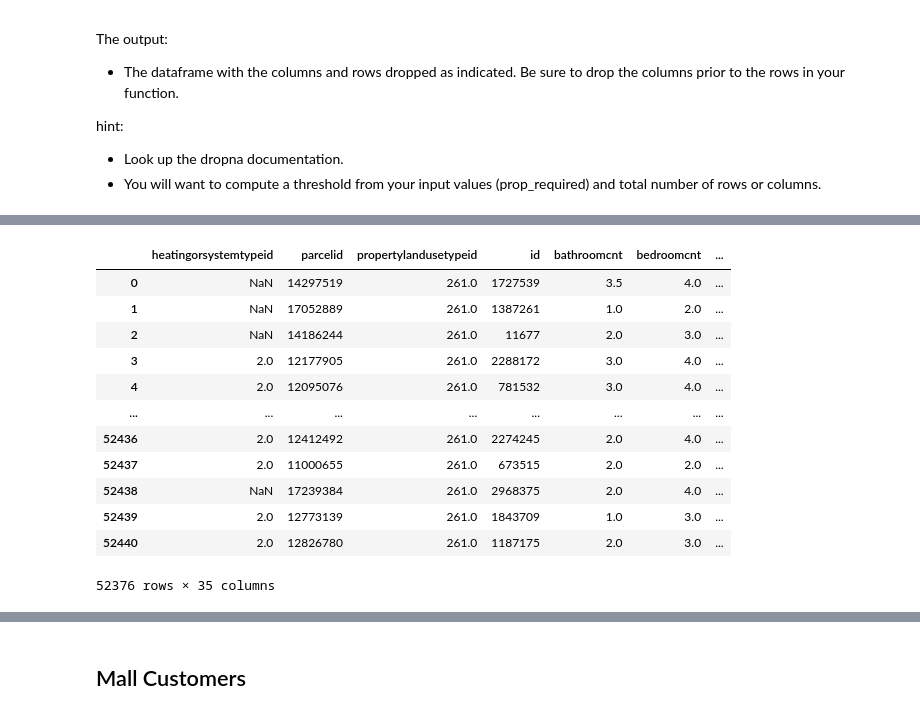
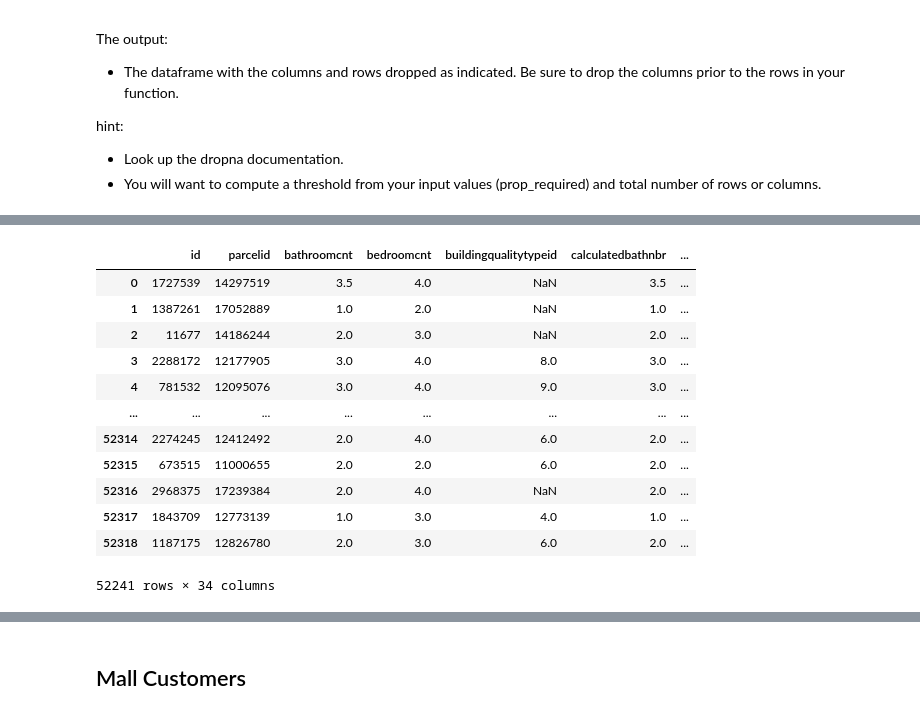
Before and after one commit to GladyBarrios/Clustering_excersizes, a Jupyter notebook: Wrangle.ipynb, the cells around one changed output, grey strips where cells are left out. Drawn from its saved outputs; the diff is of its cells as text; code cells hidden in the pictures.

```diff
--- a/Wrangle.ipynb
+++ b/Wrangle.ipynb
@@ -30,3 +12,37 @@ df = pd.read_sql(sql, get_connection("zillow"));
+# %%
+sql = """
+        SELECT prop.*,
+        predictions_2017.logerror,
+        predictions_2017.transactiondate,
+        air.airconditioningdesc,
+        arch.architecturalstyledesc,
+        build.buildingclassdesc,
+        heat.heatingorsystemdesc,
+        land.propertylandusedesc,
+        story.storydesc,
+        type.typeconstructiondesc
+        FROM properties_2017 prop
+        JOIN (
+            SELECT parcelid, MAX(transactiondate) AS max_transactiondate
+            FROM predictions_2017
+            GROUP BY parcelid
+            ) pred USING(parcelid)
+        JOIN predictions_2017 ON pred.parcelid = predictions_2017.parcelid
+                          AND pred.max_transactiondate = predictions_2017.transactiondate
+        LEFT JOIN airconditioningtype air USING(airconditioningtypeid)
+        LEFT JOIN architecturalstyletype arch USING(architecturalstyletypeid)
+        LEFT JOIN buildingclasstype build USING(buildingclasstypeid)
+        LEFT JOIN heatingorsystemtype heat USING(heatingorsystemtypeid)
+        LEFT JOIN propertylandusetype land USING(propertylandusetypeid)
+        LEFT JOIN storytype story USING(storytypeid)
+        LEFT JOIN typeconstructiontype type USING(typeconstructiontypeid)
+        WHERE propertylandusedesc = "Single Family Residential"
+            AND transactiondate <= '2017-12-31'
+            AND prop.longitude IS NOT NULL
+            AND prop.latitude IS NOT NULL
+    """
+
+df = pd.read_sql(sql, get_connection("zillow"));
 # %% [markdown]
 ##  2. Summarize your data (summary stats, info, dtypes, shape, distributions, value_counts, etc.)
 # %%
@@ -108,0 +125,4 @@ df.describe()
+# %%
+pd.set_option('display.max_columns', None)
+
+df.head()
@@ -287,18 +302,18 @@ def handle_missing_values(df, prop_required_columns=0.6, prop_required_row=0.75)
     df = df.dropna(axis=0, thresh=threshold) #0, or ‘index’ : Drop rows which contain missing values.
     return df
 # %%
-handle_missing_values(df, prop_required_columns=0.6, prop_required_row=0.75)
+handle_missing_values(df, prop_required_columns=0.60, prop_required_row=0.75)
 # %% [output]
-|  | heatingorsystemtypeid | parcelid | propertylandusetypeid | id | bathroomcnt | bedroomcnt | ... |
-| 0 | NaN | 14297519 | 261.0 | 1727539 | 3.5 | 4.0 | ... |
-| 1 | NaN | 17052889 | 261.0 | 1387261 | 1.0 | 2.0 | ... |
-| 2 | NaN | 14186244 | 261.0 | 11677 | 2.0 | 3.0 | ... |
-| 3 | 2.0 | 12177905 | 261.0 | 2288172 | 3.0 | 4.0 | ... |
-| 4 | 2.0 | 12095076 | 261.0 | 781532 | 3.0 | 4.0 | ... |
+|  | id | parcelid | bathroomcnt | bedroomcnt | buildingqualitytypeid | calculatedbathnbr | ... |
+| 0 | 1727539 | 14297519 | 3.5 | 4.0 | NaN | 3.5 | ... |
+| 1 | 1387261 | 17052889 | 1.0 | 2.0 | NaN | 1.0 | ... |
+| 2 | 11677 | 14186244 | 2.0 | 3.0 | NaN | 2.0 | ... |
+| 3 | 2288172 | 12177905 | 3.0 | 4.0 | 8.0 | 3.0 | ... |
+| 4 | 781532 | 12095076 | 3.0 | 4.0 | 9.0 | 3.0 | ... |
 | ... | ... | ... | ... | ... | ... | ... | ... |
-| 52436 | 2.0 | 12412492 | 261.0 | 2274245 | 2.0 | 4.0 | ... |
-| 52437 | 2.0 | 11000655 | 261.0 | 673515 | 2.0 | 2.0 | ... |
-| 52438 | NaN | 17239384 | 261.0 | 2968375 | 2.0 | 4.0 | ... |
-| 52439 | 2.0 | 12773139 | 261.0 | 1843709 | 1.0 | 3.0 | ... |
-| 52440 | 2.0 | 12826780 | 261.0 | 1187175 | 2.0 | 3.0 | ... |
+| 52314 | 2274245 | 12412492 | 2.0 | 4.0 | 6.0 | 2.0 | ... |
+| 52315 | 673515 | 11000655 | 2.0 | 2.0 | 6.0 | 2.0 | ... |
+| 52316 | 2968375 | 17239384 | 2.0 | 4.0 | NaN | 2.0 | ... |
+| 52317 | 1843709 | 12773139 | 1.0 | 3.0 | 4.0 | 1.0 | ... |
+| 52318 | 1187175 | 12826780 | 2.0 | 3.0 | 6.0 | 2.0 | ... |
-52376 rows × 35 columns
+52241 rows × 34 columns
```
Also changed, not shown: parts of 33 cells of this notebook, 5 other files.
